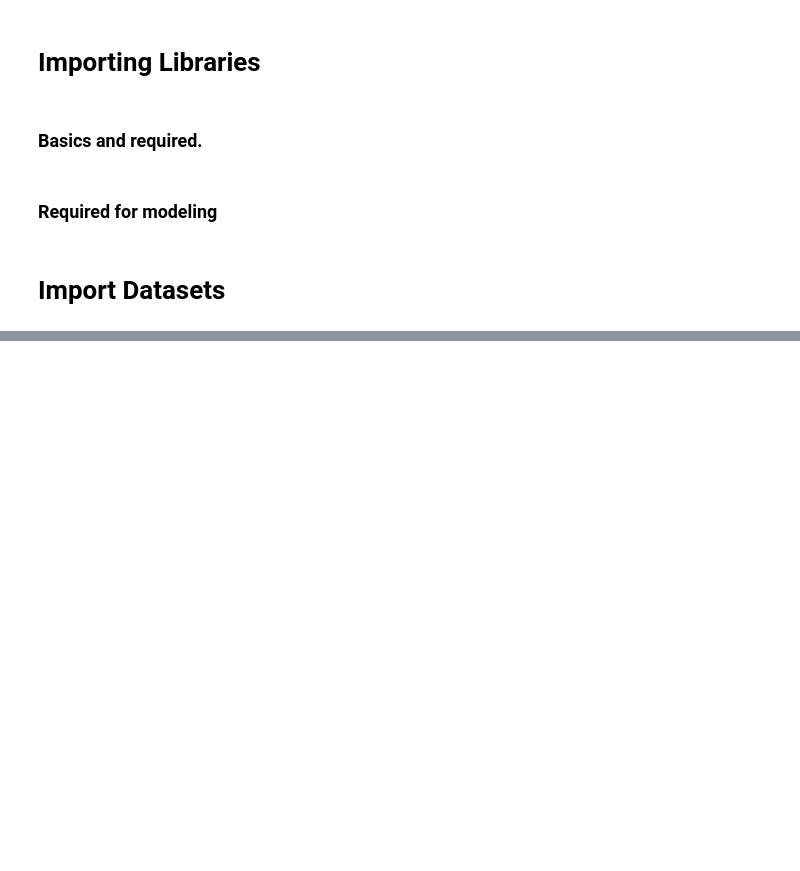
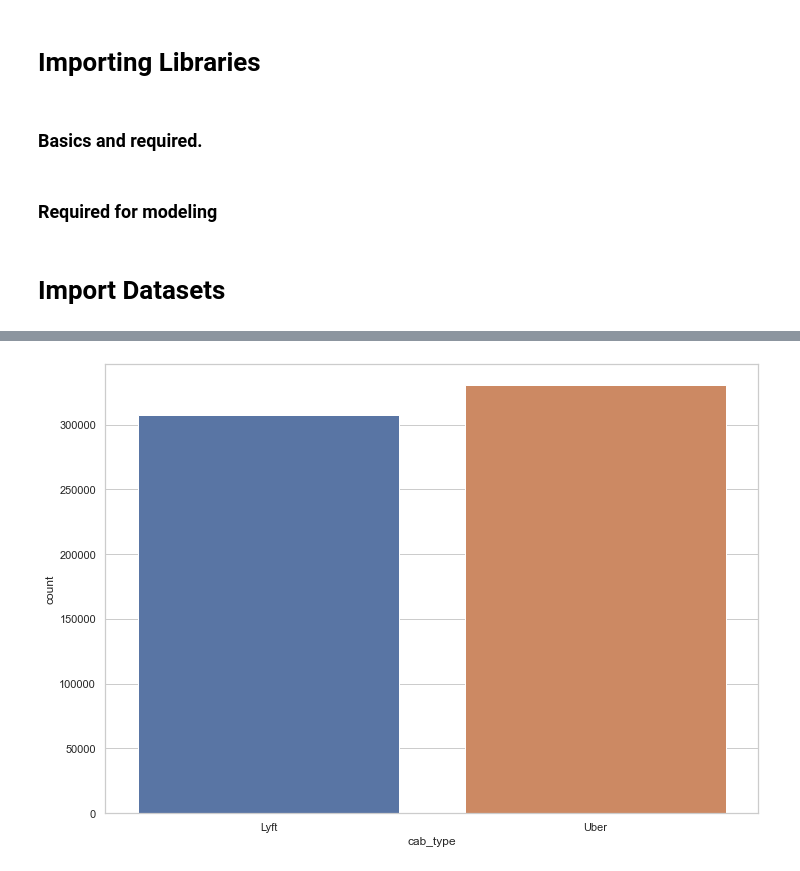
Before and after one commit to mascarenhasneil/UberPricePrediction, a Jupyter notebook: UberPricePrediction-Notebook.ipynb, the cells around one changed output, grey strips where cells are left out. Saved outputs shown, nothing was run; the diff lists cells and outputs as text; code cells hidden in the pictures; blank space fills up the shorter version.

Commit message:
Data Teansformation and Analysis

```diff
--- a/UberPricePrediction-Notebook.ipynb
+++ b/UberPricePrediction-Notebook.ipynb
@@ -66,0 +165,6 @@ weather_data=pd.read_csv('Data\weather.csv')
+# %%
+## Removing rows for missing price
+
+uber_data.dropna(subset=['price'], inplace=True)
+
+uber_data.isnull().sum()
@@ -66,0 +183,6 @@ weather_data=pd.read_csv('Data\weather.csv')
+# %%
+#new_data.cab_type.plot.bar()
+
+ax = sns.countplot(data=uber_data, x='cab_type')
+# %% [output]
+[figure, added]
```
Also changed, not shown: parts of 19 cells of this notebook.
